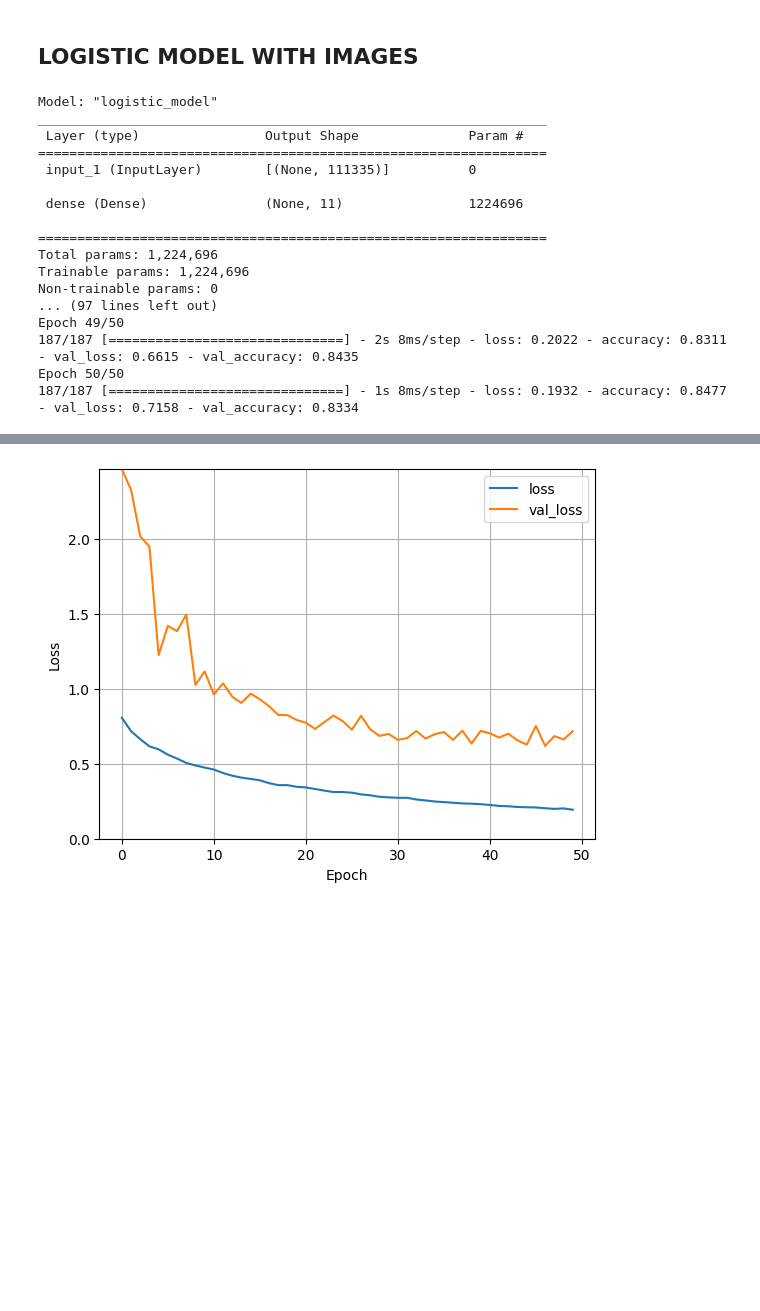
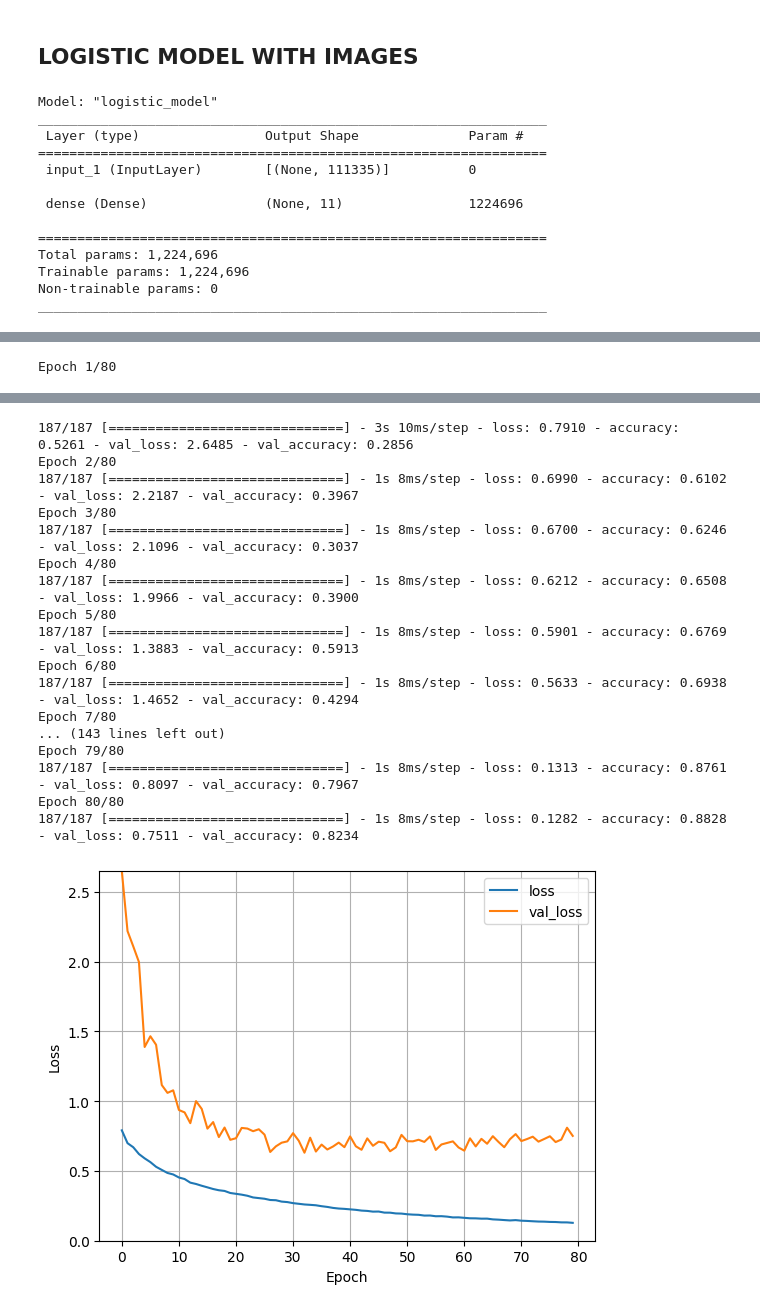
Before and after one commit to arisanguyen/210_Capstone_Aditya_Arisa_Noriel, a Jupyter notebook: abajaj_modeling_zipcode.ipynb, the cells around one changed output, grey strips where cells are left out. Drawn from its saved outputs; the diff is of its cells as text; code cells hidden in the pictures; blank space fills up the shorter version.

```diff
--- a/abajaj_modeling_zipcode.ipynb
+++ b/abajaj_modeling_zipcode.ipynb
@@ -69,6 +70,7 @@ def plot_loss(history):
 # tiles = pd.read_csv(r'Data/Tiles_expanded.csv')
 tiles_expanded_rv = pd.read_csv(r'Data/Tiles_TRAIN.csv')#.drop(['Unnamed: 0'],axis=1)
 # tiles_expanded_rv = pd.get_dummies(tiles_expanded_rv, columns = ['RTTYP'])
+tiles_expanded_rv_test = pd.read_csv(r'Data/Tiles_TEST.csv')
 # %%
 tiles_expanded_rv.head()
 # %% [output]
@@ -169,6 +171,16 @@ x_train, x_test, y_train, y_test = train_test_split(
                                     random_state=104,
                                     test_size=0.20,
                                     shuffle=True)
+# %%
+tiles_expanded_rv_test_x = tiles_expanded_rv_test[ ['Tile_ID', 'Stop_Signs', 'Paving_historical', 'Bus_stop',
+       'Collisions_Historical', 'RTTYP_I', 'RTTYP_M', 'RTTYP_O', 'RTTYP_S',
+       'RTTYP_U', '94101', '94102', '94104', '94105', '94107',
+       '94108', '94109', '94110', '94111', '94112', '94114', '94115', '94116',
+       '94117', '94118', '94121', '94122', '94123', '94124', '94127', '94129',
+       '94130', '94131', '94132', '94133', '94134', '94141', '94143', '94158',
+       '94188']]
+
+tiles_expanded_rv_test_y = tiles_expanded_rv_test['bins_numeric']
 # %% [markdown]
 ### Oversampling using SMOTE
 # %%
@@ -243,6 +267,7 @@ def preprocess_data_part1(IMAGE_PATH):
 
     data_mini = []
     data_mini_test = []
+    data_mini_test_final = []
     for id in x_train['Tile_ID']:
 
         # read image and store as matrix
@@ -267,10 +292,21 @@ def preprocess_data_part1(IMAGE_PATH):
     # stack images and trasnform to array
     images_mini_test = np.stack(data_mini_test)
 
-    return images_mini, images_mini_test
+    for id in tiles_expanded_rv_test_x['Tile_ID']:
+        # read image and store as matrix
+        # Index at the end makes all images the same size (they sometimes differ by 1 pixel)
+        image = tifffile.imread(IMAGE_PATH + str(id) + '.tif')[0:148, 0:188, :]
+
+        # append to images
+        data_mini_test_final.append(image)
+
+    images_mini_test_final = np.stack(data_mini_test_final)
+
+
+    return images_mini, images_mini_test, images_mini_test_final
 # %%
 # THERE IS ONE FILE IN THE "SATELLITE IMAGES TILED" FOLDER THAT IS NOT A TIF IMAGE, DELETE THIS FILE
-images_mini, images_mini_test = preprocess_data_part1(IMAGE_PATH)
+images_mini, images_mini_test, images_mini_test_final = preprocess_data_part1(IMAGE_PATH)
 # images_mini = np.load('/home/ubuntu/210_Capstone_Aditya_Arisa_Noriel/Data/train.npy')
 # images_mini_test = np.load('/home/ubuntu/210_Capstone_Aditya_Arisa_Noriel/Data/test.npy')
 # %%
@@ -456,7 +513,7 @@ history = logistic_model.fit(
     input_image_street,
     np.stack(y_train.to_numpy()),
      # y_train_2,
-    epochs=50,
+    epochs=80, # 50,
     # Suppress logging.
      # verbose=1,
     # Calculate validation results on 20% of the training data.
@@ -478,8 +535,4 @@ _________________________________________________________________
 Total params: 1,224,696
 Trainable params: 1,224,696
 Non-trainable params: 0
-... (97 lines left out)
-Epoch 49/50
-187/187 [==============================] - 2s 8ms/step - loss: 0.2022 - accuracy: 0.8311 - val_loss: 0.6615 - val_accuracy: 0.8435
-Epoch 50/50
-187/187 [==============================] - 1s 8ms/step - loss: 0.1932 - accuracy: 0.8477 - val_loss: 0.7158 - val_accuracy: 0.8334
+_________________________________________________________________
@@ -485,0 +551 @@ Epoch 50/50
+Epoch 1/80
@@ -486 +556,18 @@ Epoch 50/50
+187/187 [==============================] - 3s 10ms/step - loss: 0.7910 - accuracy: 0.5261 - val_loss: 2.6485 - val_accuracy: 0.2856
+Epoch 2/80
+187/187 [==============================] - 1s 8ms/step - loss: 0.6990 - accuracy: 0.6102 - val_loss: 2.2187 - val_accuracy: 0.3967
+Epoch 3/80
+187/187 [==============================] - 1s 8ms/step - loss: 0.6700 - accuracy: 0.6246 - val_loss: 2.1096 - val_accuracy: 0.3037
+Epoch 4/80
+187/187 [==============================] - 1s 8ms/step - loss: 0.6212 - accuracy: 0.6508 - val_loss: 1.9966 - val_accuracy: 0.3900
+Epoch 5/80
+187/187 [==============================] - 1s 8ms/step - loss: 0.5901 - accuracy: 0.6769 - val_loss: 1.3883 - val_accuracy: 0.5913
+Epoch 6/80
+187/187 [==============================] - 1s 8ms/step - loss: 0.5633 - accuracy: 0.6938 - val_loss: 1.4652 - val_accuracy: 0.4294
+Epoch 7/80
+... (143 lines left out)
+Epoch 79/80
+187/187 [==============================] - 1s 8ms/step - loss: 0.1313 - accuracy: 0.8761 - val_loss: 0.8097 - val_accuracy: 0.7967
+Epoch 80/80
+187/187 [==============================] - 1s 8ms/step - loss: 0.1282 - accuracy: 0.8828 - val_loss: 0.7511 - val_accuracy: 0.8234
-[figure, old version]
+[figure, new version]
```
Also changed, not shown: parts of 36 cells of this notebook.
